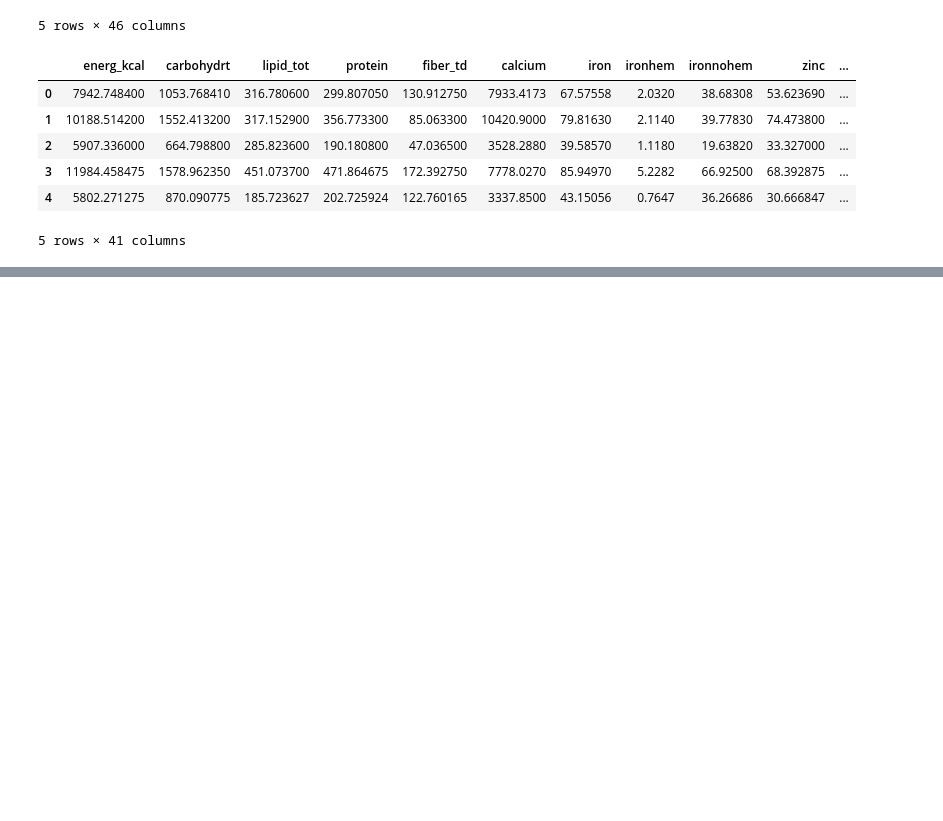
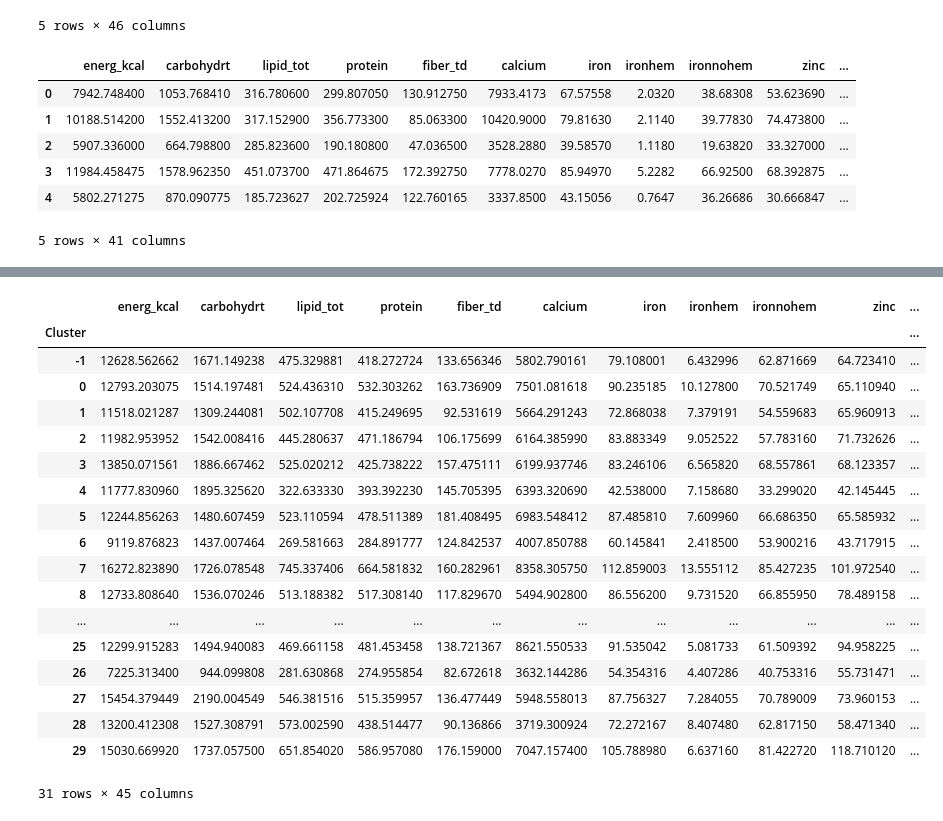
Before and after one commit to christiancalidad/ProyectoIntegradorSep24_Grupo15, a Jupyter notebook: 2. Modelos.ipynb, the cells around one changed output, grey strips where cells are left out. Drawn from its saved outputs; the diff is of its cells as text; code cells hidden in the pictures; blank space fills up the shorter version.

Commit message:
Avance en modelo DBSCAN

```diff
--- a/2. Modelos.ipynb
+++ b/2. Modelos.ipynb
@@ -33,3 +33,21 @@ df_nutrients.head()
 | 3 | 11984.458475 | 1578.962350 | 451.073700 | 471.864675 | 172.392750 | 7778.0270 | 85.94970 | 5.2282 | 66.92500 | 68.392875 | ... |
 | 4 | 5802.271275 | 870.090775 | 185.723627 | 202.725924 | 122.760165 | 3337.8500 | 43.15056 | 0.7647 | 36.26686 | 30.666847 | ... |
 5 rows × 41 columns
+# %%
+# Inciando el modelo de DBSCAN con un epsilon de 0.5 y una muestra mínima de 5
+dbscan = DBSCAN(eps=0.5, min_samples=5)
+
+# Ajustamos el modelo
+dbscan.fit(df_food_NoDQI)
+
+# Obtenemos las etiquetas de los clusters
+clusters = dbscan.labels_
+
+# Visualizamos las etiquetas
+clusters
+
+# Añadimos las etiquetas al dataset
+df_food_NoDQI['Cluster'] = clusters
+
+# Visualizamos los primeros registros
+df_food_NoDQI.head()
@@ -35,0 +83,23 @@ df_nutrients.head()
+# %%
+# Visualizamos los centroides de cada cluster
+df_food_NoDQI.groupby('Cluster').mean(numeric_only=True)
+# %% [output]
+|  | energ_kcal | carbohydrt | lipid_tot | protein | fiber_td | calcium | iron | ironhem | ironnohem | zinc | ... |
+| Cluster |  |  |  |  |  |  |  |  |  |  | ... |
+| -1 | 12628.562662 | 1671.149238 | 475.329881 | 418.272724 | 133.656346 | 5802.790161 | 79.108001 | 6.432996 | 62.871669 | 64.723410 | ... |
+| 0 | 12793.203075 | 1514.197481 | 524.436310 | 532.303262 | 163.736909 | 7501.081618 | 90.235185 | 10.127800 | 70.521749 | 65.110940 | ... |
+| 1 | 11518.021287 | 1309.244081 | 502.107708 | 415.249695 | 92.531619 | 5664.291243 | 72.868038 | 7.379191 | 54.559683 | 65.960913 | ... |
+| 2 | 11982.953952 | 1542.008416 | 445.280637 | 471.186794 | 106.175699 | 6164.385990 | 83.883349 | 9.052522 | 57.783160 | 71.732626 | ... |
+| 3 | 13850.071561 | 1886.667462 | 525.020212 | 425.738222 | 157.475111 | 6199.937746 | 83.246106 | 6.565820 | 68.557861 | 68.123357 | ... |
+| 4 | 11777.830960 | 1895.325620 | 322.633330 | 393.392230 | 145.705395 | 6393.320690 | 42.538000 | 7.158680 | 33.299020 | 42.145445 | ... |
+| 5 | 12244.856263 | 1480.607459 | 523.110594 | 478.511389 | 181.408495 | 6983.548412 | 87.485810 | 7.609960 | 66.686350 | 65.585932 | ... |
+| 6 | 9119.876823 | 1437.007464 | 269.581663 | 284.891777 | 124.842537 | 4007.850788 | 60.145841 | 2.418500 | 53.900216 | 43.717915 | ... |
+| 7 | 16272.823890 | 1726.078548 | 745.337406 | 664.581832 | 160.282961 | 8358.305750 | 112.859003 | 13.555112 | 85.427235 | 101.972540 | ... |
+| 8 | 12733.808640 | 1536.070246 | 513.188382 | 517.308140 | 117.829670 | 5494.902800 | 86.556200 | 9.731520 | 66.855950 | 78.489158 | ... |
+| ... | ... | ... | ... | ... | ... | ... | ... | ... | ... | ... | ... |
+| 25 | 12299.915283 | 1494.940083 | 469.661158 | 481.453458 | 138.721367 | 8621.550533 | 91.535042 | 5.081733 | 61.509392 | 94.958225 | ... |
+| 26 | 7225.313400 | 944.099808 | 281.630868 | 274.955854 | 82.672618 | 3632.144286 | 54.354316 | 4.407286 | 40.753316 | 55.731471 | ... |
+| 27 | 15454.379449 | 2190.004549 | 546.381516 | 515.359957 | 136.477449 | 5948.558013 | 87.756327 | 7.284055 | 70.789009 | 73.960153 | ... |
+| 28 | 13200.412308 | 1527.308791 | 573.002590 | 438.514477 | 90.136866 | 3719.300924 | 72.272167 | 8.407480 | 62.817150 | 58.471340 | ... |
+| 29 | 15030.669920 | 1737.057500 | 651.854020 | 586.957080 | 176.159000 | 7047.157400 | 105.788980 | 6.637160 | 81.422720 | 118.710120 | ... |
+31 rows × 45 columns
```
Also changed, not shown: parts of 2 cells of this notebook.
